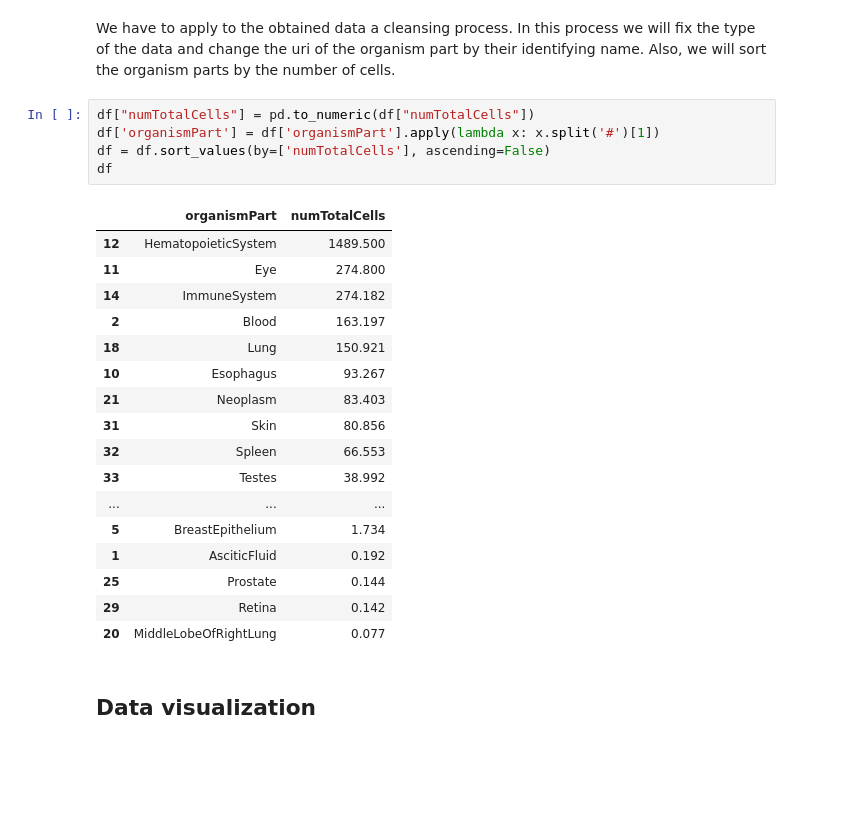
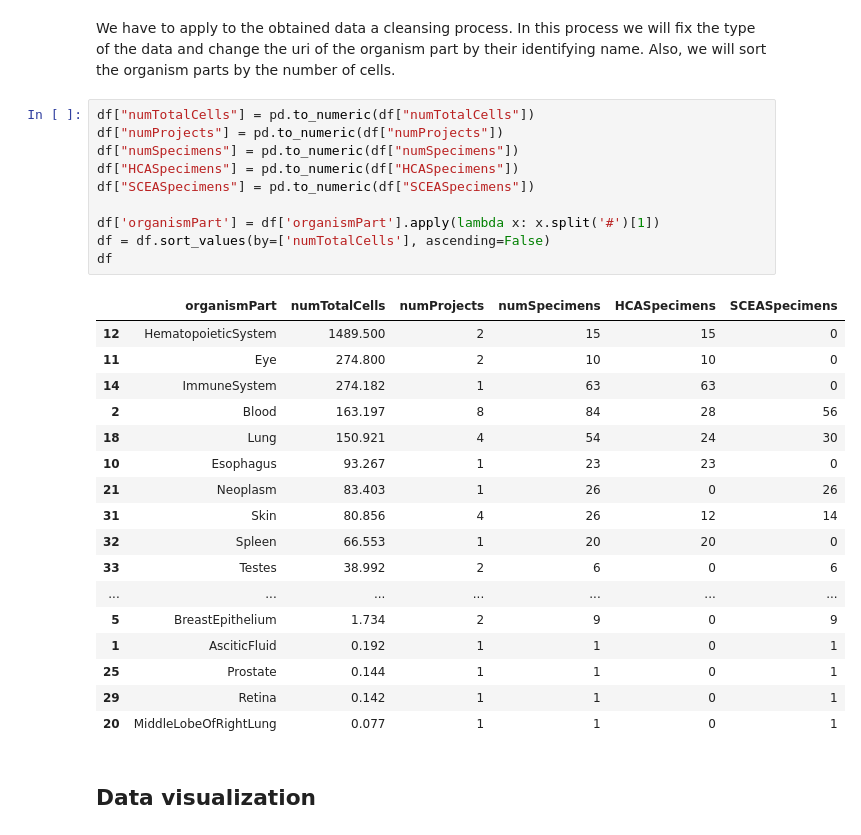
Before and after one commit to edusalcas/single-cell, a Jupyter notebook: SingleCell-PyProject/Analisis_HCA_SCEA.ipynb, the cells around one changed output. Cells and saved outputs as stored; diff of their text form; blank space fills up the shorter version.

```diff
--- a/SingleCell-PyProject/Analisis_HCA_SCEA.ipynb
+++ b/SingleCell-PyProject/Analisis_HCA_SCEA.ipynb
@@ -77,27 +85,32 @@ df
 We have to apply to the obtained data a cleansing process. In this process we will fix the type of the data and change the uri of the organism part by their identifying name. Also, we will sort the organism parts by the number of cells.
 # %%
 df["numTotalCells"] = pd.to_numeric(df["numTotalCells"])
+df["numProjects"] = pd.to_numeric(df["numProjects"])
+df["numSpecimens"] = pd.to_numeric(df["numSpecimens"])
+df["HCASpecimens"] = pd.to_numeric(df["HCASpecimens"])
+df["SCEASpecimens"] = pd.to_numeric(df["SCEASpecimens"])
+
 df['organismPart'] = df['organismPart'].apply(lambda x: x.split('#')[1])
 df = df.sort_values(by=['numTotalCells'], ascending=False)
 df
 # %% [output]
-|  | organismPart | numTotalCells |
-| 12 | HematopoieticSystem | 1489.500 |
-| 11 | Eye | 274.800 |
-| 14 | ImmuneSystem | 274.182 |
-| 2 | Blood | 163.197 |
-| 18 | Lung | 150.921 |
-| 10 | Esophagus | 93.267 |
-| 21 | Neoplasm | 83.403 |
-| 31 | Skin | 80.856 |
-| 32 | Spleen | 66.553 |
-| 33 | Testes | 38.992 |
-| ... | ... | ... |
-| 5 | BreastEpithelium | 1.734 |
-| 1 | AsciticFluid | 0.192 |
-| 25 | Prostate | 0.144 |
-| 29 | Retina | 0.142 |
-| 20 | MiddleLobeOfRightLung | 0.077 |
+|  | organismPart | numTotalCells | numProjects | numSpecimens | HCASpecimens | SCEASpecimens |
+| 12 | HematopoieticSystem | 1489.500 | 2 | 15 | 15 | 0 |
+| 11 | Eye | 274.800 | 2 | 10 | 10 | 0 |
+| 14 | ImmuneSystem | 274.182 | 1 | 63 | 63 | 0 |
+| 2 | Blood | 163.197 | 8 | 84 | 28 | 56 |
+| 18 | Lung | 150.921 | 4 | 54 | 24 | 30 |
+| 10 | Esophagus | 93.267 | 1 | 23 | 23 | 0 |
+| 21 | Neoplasm | 83.403 | 1 | 26 | 0 | 26 |
+| 31 | Skin | 80.856 | 4 | 26 | 12 | 14 |
+| 32 | Spleen | 66.553 | 1 | 20 | 20 | 0 |
+| 33 | Testes | 38.992 | 2 | 6 | 0 | 6 |
+| ... | ... | ... | ... | ... | ... | ... |
+| 5 | BreastEpithelium | 1.734 | 2 | 9 | 0 | 9 |
+| 1 | AsciticFluid | 0.192 | 1 | 1 | 0 | 1 |
+| 25 | Prostate | 0.144 | 1 | 1 | 0 | 1 |
+| 29 | Retina | 0.142 | 1 | 1 | 0 | 1 |
+| 20 | MiddleLobeOfRightLung | 0.077 | 1 | 1 | 0 | 1 |
 # %% [markdown]
 ## Data visualization
 # %% [markdown]
```
Also changed, not shown: parts of 6 cells of this notebook, 11 other files.
